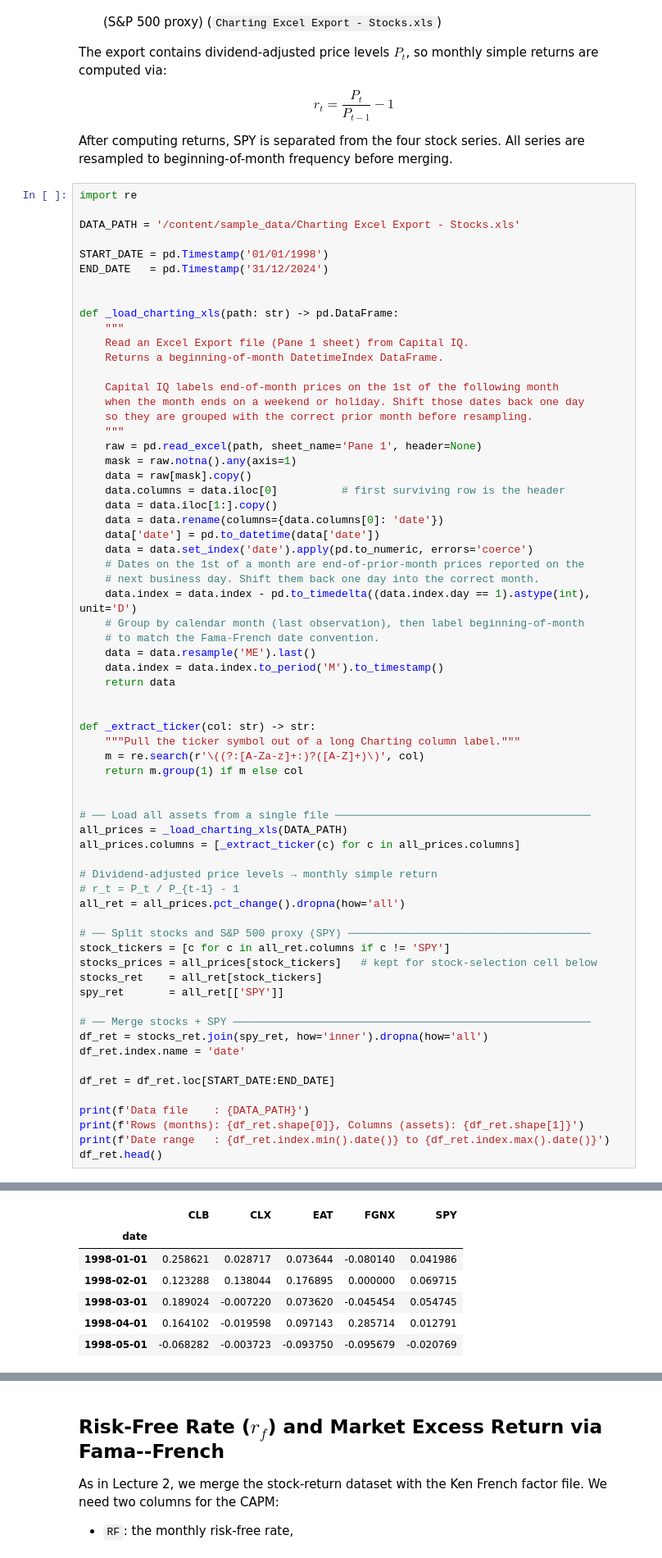
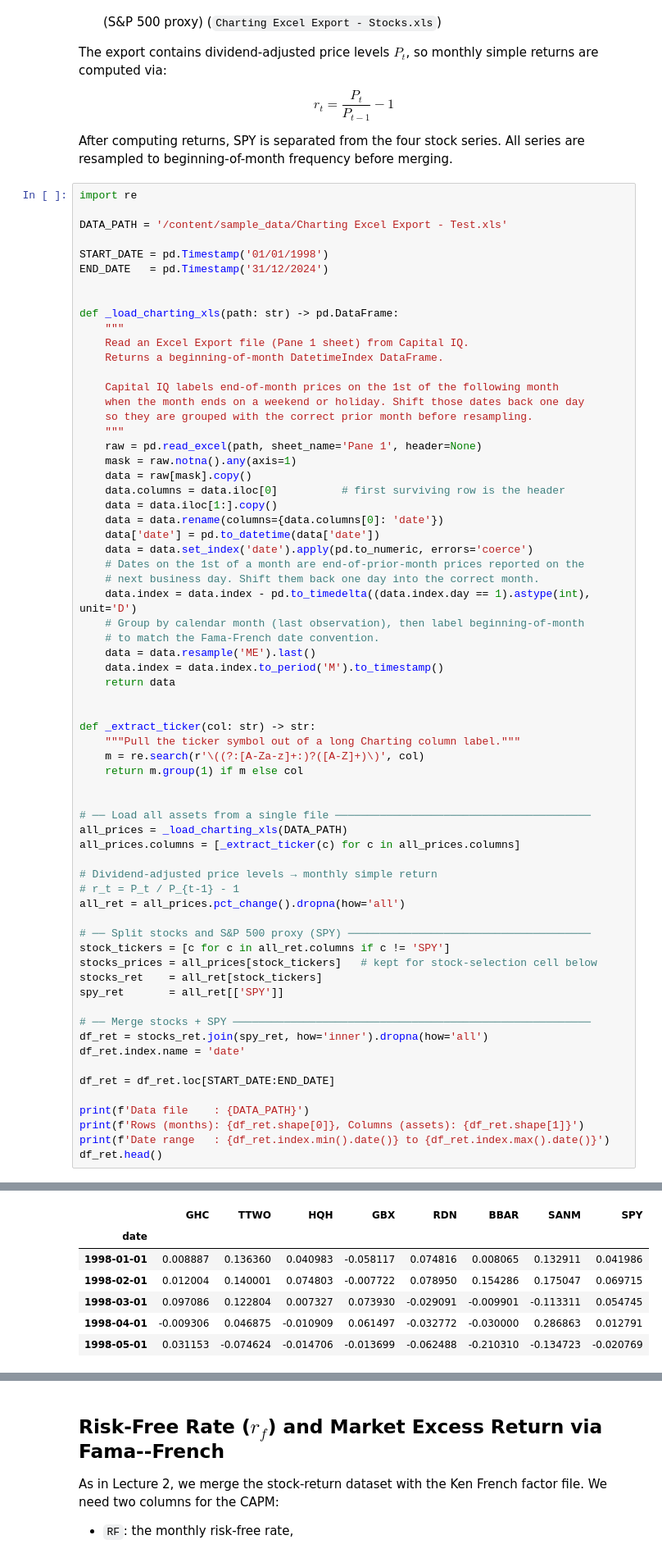
Before and after one commit to dwel760/python361b, a Jupyter notebook: A12/A12Notebook.ipynb, the cells around one changed output, grey strips where cells are left out. Shown at 82% size. Cells and saved outputs as stored; diff of their text form.

```diff
--- a/A12/A12Notebook.ipynb
+++ b/A12/A12Notebook.ipynb
@@ -41,7 +41,7 @@ After computing returns, SPY is separated from the four stock series. All series
 # %%
 import re
 
-DATA_PATH = '/content/sample_data/Charting Excel Export - Stocks.xls'
+DATA_PATH = '/content/sample_data/Charting Excel Export - Test.xls'
 
 START_DATE = pd.Timestamp('01/01/1998')
 END_DATE   = pd.Timestamp('31/12/2024')
@@ -110,11 +110,11 @@ Rows (months): 324, Columns (assets): 5
 Date range   : 1998-01-01 to 2024-12-01
-|  | CLB | CLX | EAT | FGNX | SPY |
-| date |  |  |  |  |  |
-| 1998-01-01 | 0.258621 | 0.028717 | 0.073644 | -0.080140 | 0.041986 |
-| 1998-02-01 | 0.123288 | 0.138044 | 0.176895 | 0.000000 | 0.069715 |
-| 1998-03-01 | 0.189024 | -0.007220 | 0.073620 | -0.045454 | 0.054745 |
-| 1998-04-01 | 0.164102 | -0.019598 | 0.097143 | 0.285714 | 0.012791 |
-| 1998-05-01 | -0.068282 | -0.003723 | -0.093750 | -0.095679 | -0.020769 |
+|  | GHC | TTWO | HQH | GBX | RDN | BBAR | SANM | SPY |
+| date |  |  |  |  |  |  |  |  |
+| 1998-01-01 | 0.008887 | 0.136360 | 0.040983 | -0.058117 | 0.074816 | 0.008065 | 0.132911 | 0.041986 |
+| 1998-02-01 | 0.012004 | 0.140001 | 0.074803 | -0.007722 | 0.078950 | 0.154286 | 0.175047 | 0.069715 |
+| 1998-03-01 | 0.097086 | 0.122804 | 0.007327 | 0.073930 | -0.029091 | -0.009901 | -0.113311 | 0.054745 |
+| 1998-04-01 | -0.009306 | 0.046875 | -0.010909 | 0.061497 | -0.032772 | -0.030000 | 0.286863 | 0.012791 |
+| 1998-05-01 | 0.031153 | -0.074624 | -0.014706 | -0.013699 | -0.062488 | -0.210310 | -0.134723 | -0.020769 |
 # %%
 df_ret.info()
 # %% [output]
```
Also changed, not shown: parts of 24 cells of this notebook.
